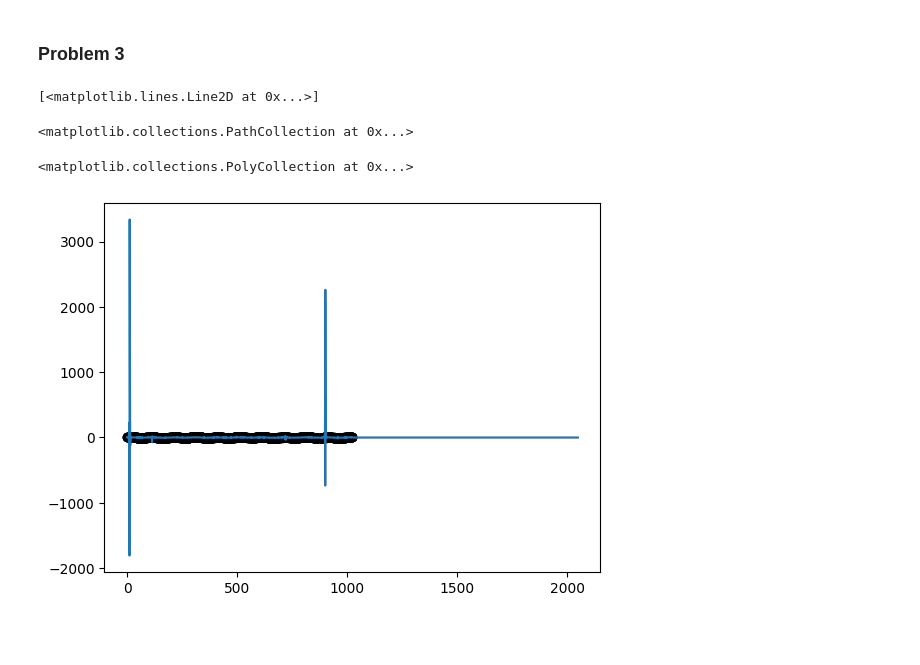
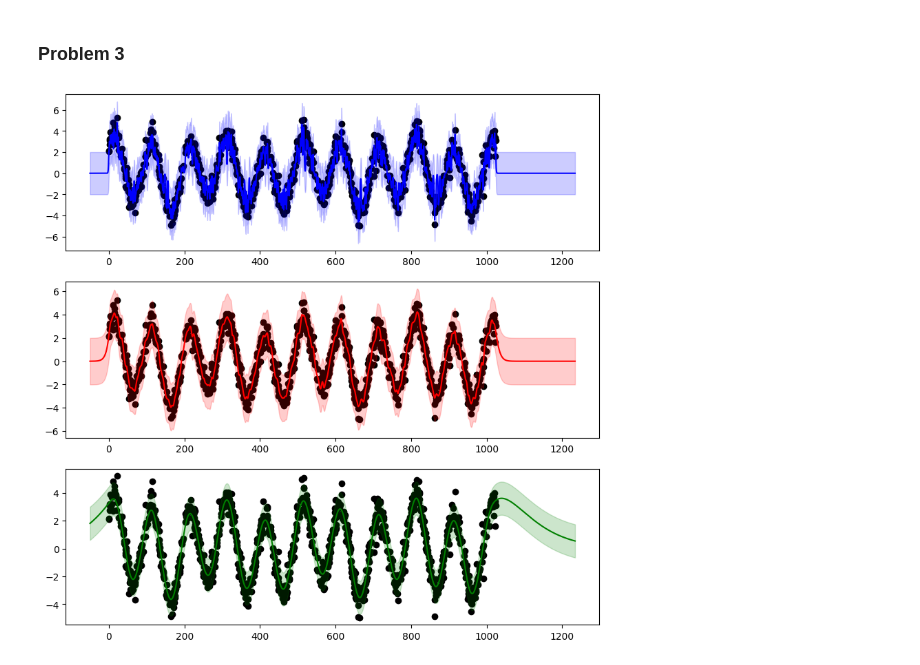
Before and after one commit to nbj2008/-PHYS-GA-2059_Homework5, a Jupyter notebook: Homework5.ipynb, the cells around one changed output. Drawn from its saved outputs; the diff is of its cells as text; code cells hidden in the pictures; blank space fills up the shorter version.

```diff
--- a/Homework5.ipynb
+++ b/Homework5.ipynb
@@ -227,20 +214,30 @@ Y = np.expand_dims(data3.data, 1)
-# %%
-λ = 1e-21
-inv = la.solve((K11 + λ * np.eye(K11.shape[0])), K12).T
-
-Y_pred = inv @ Y
-cov = K22 - inv @ K12
-
-σ = np.sqrt(np.diag(cov))
+# %%
+def GP(X, Y, labels, λ=1, σ=1, τ=1):
+    K11 = matern(X, X, σ, τ)
+    K12 = matern(X, Y, σ, τ)
+    K22 = matern(Y, Y, σ, τ)
+
+    inv = la.solve((K11 + λ * np.eye(K11.shape[0])), K12).T
+    return inv @ labels, np.sqrt(np.diag((K22 - inv @ K12)))
+
+def matern(X, Y, σ=1, τ=1):
+    dist = np.sqrt(3)/τ * cdist(X,Y, metric='minkowski',p=1)
+    return np.power(σ,2) * (1 + dist) * np.exp(-dist)
+# %%
+X_p = np.expand_dims(np.linspace(-50, 1_234, num=10*2**10), 1)
+time = np.expand_dims(data3.time, 1)
+Y = np.expand_dims(data3.data, 1)
+
+ys = [GP(time, X_p, Y, λ = 1e-1, τ=t) for t in (1, 1e1, 1e2)]
 # %%
-fig, ax = plt.figure(), plt.gca()
+fig, axs = plt.subplots(3,1, figsize=(10,10))
 
 
-ax.plot(X_p, Y_pred)
-ax.scatter(data3.time, data3.data, color="k")
-ax.fill_between(X_p[:,0], (Y_pred + 2*σ)[:,0], (Y_pred - 2*σ)[:,0], alpha=0.2, color='r')
+colors = ('blue', 'red', 'green')
+
+for (y, σ), c, l, ax in zip(ys, colors, (1e-2, 1, 1e2), axs):
+    _ = ax.scatter(data3.time, data3.data, color="k")
+    _ = ax.plot(X_p[:,0], y, label=l, color=c)
+    _ = ax.fill_between(X_p[:,0], (y + 2*σ)[:,0], (y - 2*σ)[:,0], alpha=0.2, label=l, color=c)
 # %% [output]
-[<matplotlib.lines.Line2D at 0x...>]
-<matplotlib.collections.PathCollection at 0x...>
-<matplotlib.collections.PolyCollection at 0x...>
-[figure, old version]
+[figure, new version]
```
Also changed, not shown: parts of 1 cell of this notebook.
